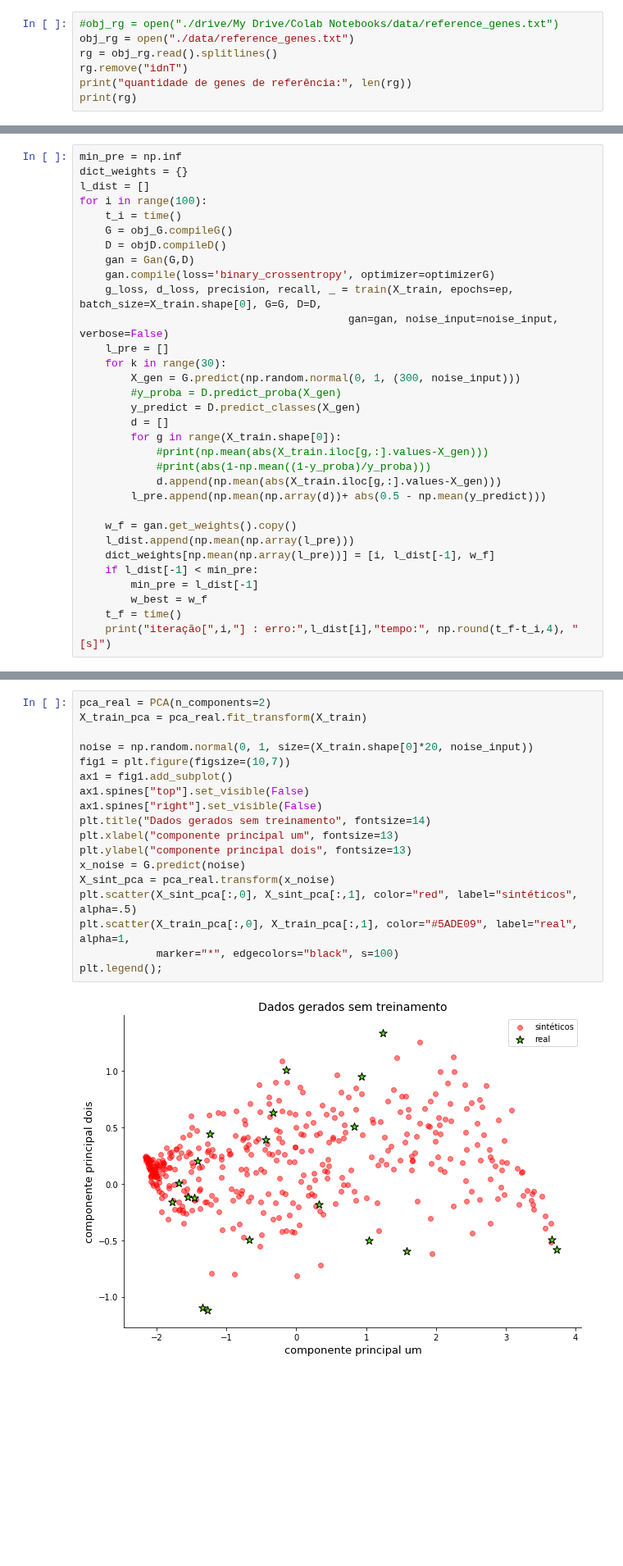
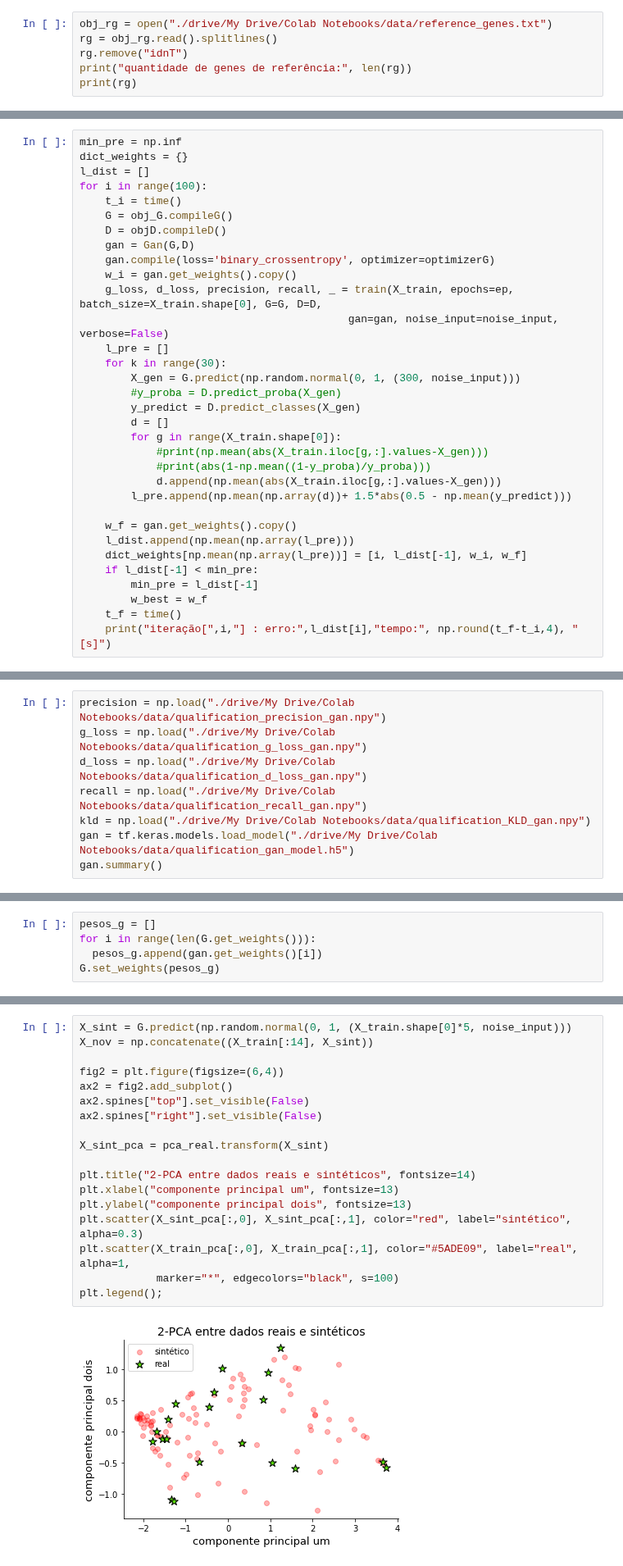
Before and after one commit to ejrueda/MasterUFPA, a Jupyter notebook: Proyectos/BioInformática/Qualification_results.ipynb, the cells around one changed output, grey strips where cells are left out. Shown at 82% size. Cells and saved outputs as stored; diff of their text form; blank space fills up the shorter version.

```diff
--- a/Proyectos/BioInformática/Qualification_results.ipynb
+++ b/Proyectos/BioInformática/Qualification_results.ipynb
@@ -38,8 +35,7 @@ datos.head()
 | aaeX | 6.081770 | 6.043589 | 6.030808 | 6.358792 | 15.682419 | 6.129392 | 6.042647 | 6.134309 | 15.797839 |
 | aas | 6.224669 | 6.297153 | 6.297008 | 6.047021 | 6.038410 | 6.296795 | 6.295251 | 6.598525 | 6.568365 |
 # %%
-#obj_rg = open("./drive/My Drive/Colab Notebooks/data/reference_genes.txt")
-obj_rg = open("./data/reference_genes.txt")
+obj_rg = open("./drive/My Drive/Colab Notebooks/data/reference_genes.txt")
 rg = obj_rg.read().splitlines()
 rg.remove("idnT")
 print("quantidade de genes de referência:", len(rg))
@@ -419,6 +406,7 @@ for i in range(100):
     D = objD.compileD()
     gan = Gan(G,D)
     gan.compile(loss='binary_crossentropy', optimizer=optimizerG)
+    w_i = gan.get_weights().copy()
     g_loss, d_loss, precision, recall, _ = train(X_train, epochs=ep, batch_size=X_train.shape[0], G=G, D=D,
                                           gan=gan, noise_input=noise_input, verbose=False)
     l_pre = []
@@ -431,11 +419,11 @@ for i in range(100):
             #print(np.mean(abs(X_train.iloc[g,:].values-X_gen)))
             #print(abs(1-np.mean((1-y_proba)/y_proba)))
             d.append(np.mean(abs(X_train.iloc[g,:].values-X_gen)))
-        l_pre.append(np.mean(np.array(d))+ abs(0.5 - np.mean(y_predict)))
+        l_pre.append(np.mean(np.array(d))+ 1.5*abs(0.5 - np.mean(y_predict)))
 
     w_f = gan.get_weights().copy()
     l_dist.append(np.mean(np.array(l_pre)))
-    dict_weights[np.mean(np.array(l_pre))] = [i, l_dist[-1], w_f]
+    dict_weights[np.mean(np.array(l_pre))] = [i, l_dist[-1], w_i, w_f]
     if l_dist[-1] < min_pre:
         min_pre = l_dist[-1]
         w_best = w_f
@@ -585,0 +545,8 @@ _________________________________________________________________
+# %%
+precision = np.load("./drive/My Drive/Colab Notebooks/data/qualification_precision_gan.npy")
+g_loss = np.load("./drive/My Drive/Colab Notebooks/data/qualification_g_loss_gan.npy")
+d_loss = np.load("./drive/My Drive/Colab Notebooks/data/qualification_d_loss_gan.npy")
+recall = np.load("./drive/My Drive/Colab Notebooks/data/qualification_recall_gan.npy")
+kld = np.load("./drive/My Drive/Colab Notebooks/data/qualification_KLD_gan.npy")
+gan = tf.keras.models.load_model("./drive/My Drive/Colab Notebooks/data/qualification_gan_model.h5")
+gan.summary()
@@ -624,0 +640,5 @@ plt.legend();
+# %%
+pesos_g = []
+for i in range(len(G.get_weights())):
+  pesos_g.append(gan.get_weights()[i])
+G.set_weights(pesos_g)
@@ -625,20 +650,20 @@ plt.legend();
 # %%
-pca_real = PCA(n_components=2)
-X_train_pca = pca_real.fit_transform(X_train)
+X_sint = G.predict(np.random.normal(0, 1, (X_train.shape[0]*5, noise_input)))
+X_nov = np.concatenate((X_train[:14], X_sint))
 
-noise = np.random.normal(0, 1, size=(X_train.shape[0]*20, noise_input))
-fig1 = plt.figure(figsize=(10,7))
-ax1 = fig1.add_subplot()
-ax1.spines["top"].set_visible(False)
-ax1.spines["right"].set_visible(False)
-plt.title("Dados gerados sem treinamento", fontsize=14)
+fig2 = plt.figure(figsize=(6,4))
+ax2 = fig2.add_subplot()
+ax2.spines["top"].set_visible(False)
+ax2.spines["right"].set_visible(False)
+
+X_sint_pca = pca_real.transform(X_sint)
+
+plt.title("2-PCA entre dados reais e sintéticos", fontsize=14)
 plt.xlabel("componente principal um", fontsize=13)
 plt.ylabel("componente principal dois", fontsize=13)
-x_noise = G.predict(noise)
-X_sint_pca = pca_real.transform(x_noise)
-plt.scatter(X_sint_pca[:,0], X_sint_pca[:,1], color="red", label="sintéticos", alpha=.5)
+plt.scatter(X_sint_pca[:,0], X_sint_pca[:,1], color="red", label="sintético", alpha=0.3)
 plt.scatter(X_train_pca[:,0], X_train_pca[:,1], color="#5ADE09", label="real", alpha=1,
             marker="*", edgecolors="black", s=100)
 plt.legend();
 # %% [output]
-[figure, old version]
+[figure, new version]
```
Also changed, not shown: parts of 43 cells of this notebook.
